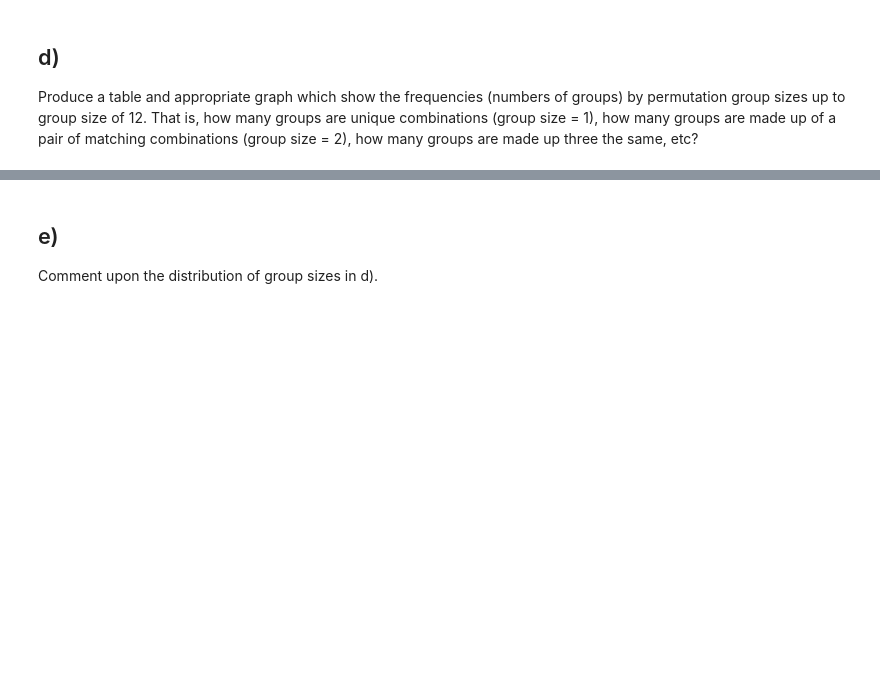
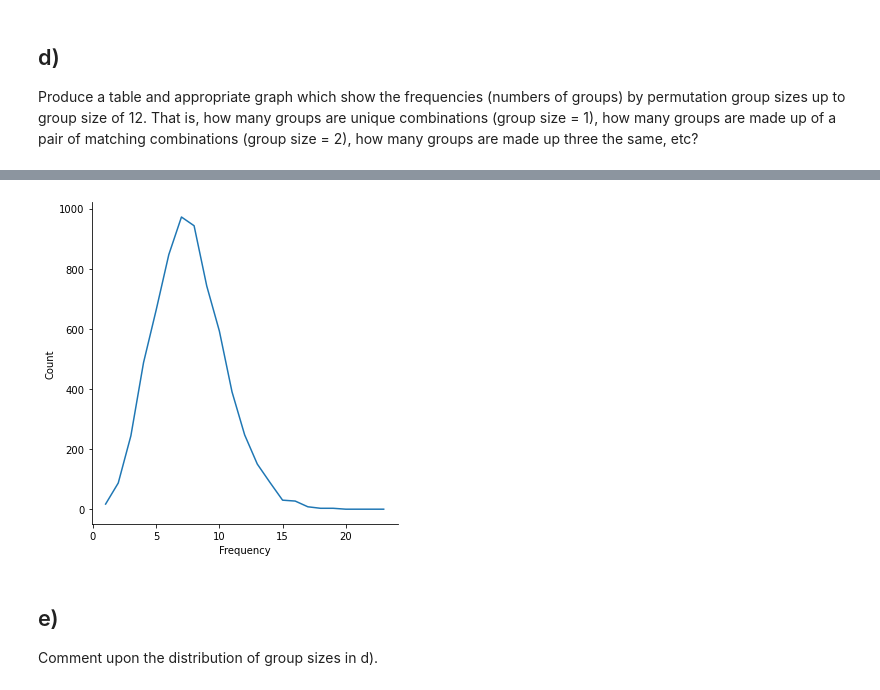
Before and after one commit to mplockhart/coding_task, a Jupyter notebook: privacy_mplc.ipynb, the cells around one changed output, grey strips where cells are left out. Cells and saved outputs as stored; diff of their text form; code cells hidden in the pictures; blank space fills up the shorter version.

Commit message:
Addition of groups to frequency plots and graph

```diff
--- a/privacy_mplc.ipynb
+++ b/privacy_mplc.ipynb
@@ -142,4 +152,15 @@ frequency_df
 6558 rows × 9 columns
+# %%
+temp3 = frequency_df.groupby('Frequency').size()
+temp3
+temp4 = temp3.reset_index()
+temp4
+temp5 = temp4.rename(columns={0:'Count'})
+temp5
+#frequency_plot = sns.histplot(data=temp5['Count'], bins=21)
+frequency_plot = sns.relplot(x='Frequency', y='Count', kind="line", data=temp5)
+# %% [output]
+[figure, added]
 # %% [markdown]
 ## e)
 Comment upon the distribution of group sizes in d).
```
Also changed, not shown: parts of 11 cells of this notebook.
